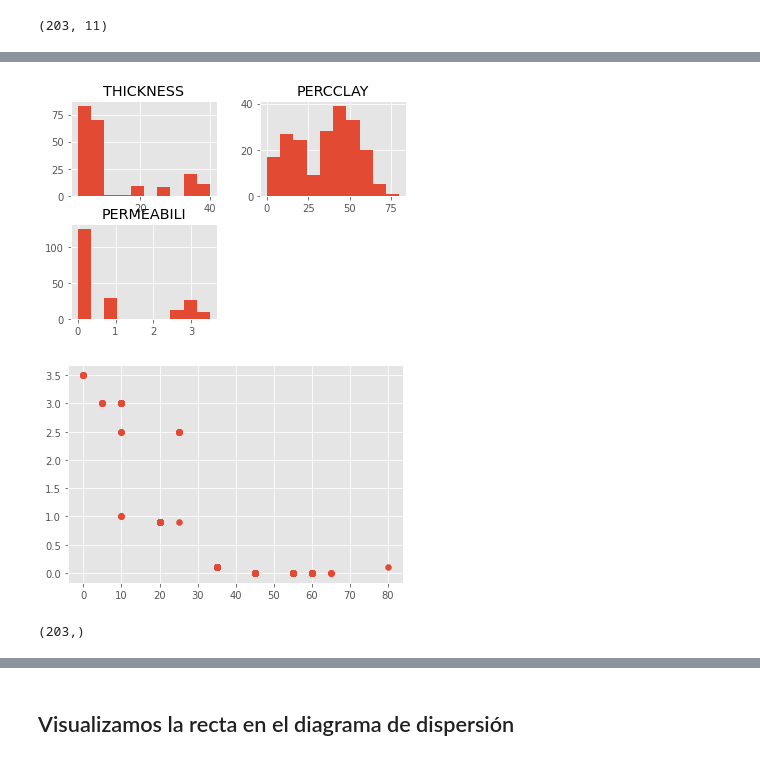
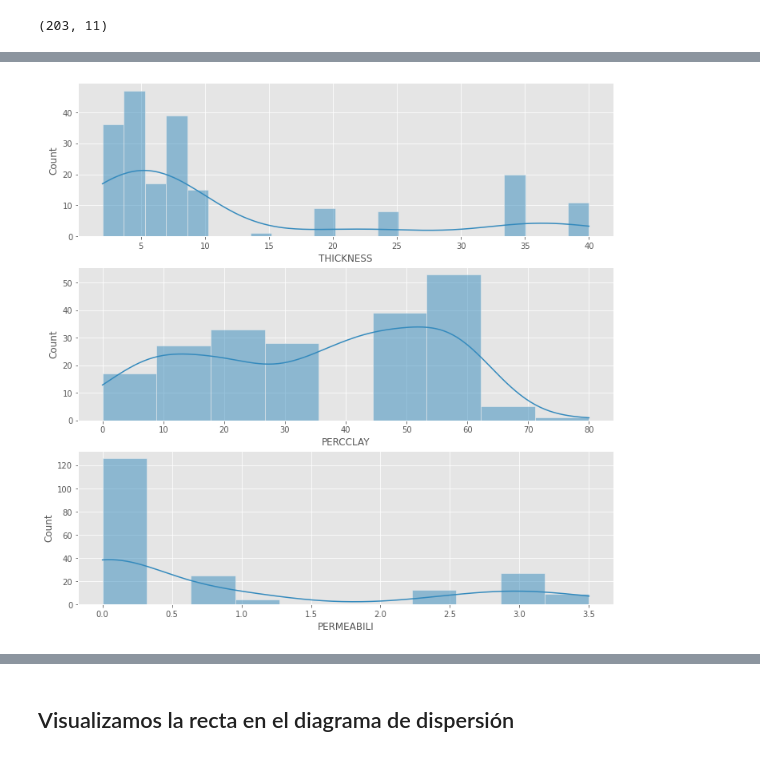
Before and after one commit to DiplomadoAI-DL-UNAL2021/samuelmesa, a Jupyter notebook: taller_regresion_lineal/taller_regresion_lineal.ipynb, the cells around one changed output, grey strips where cells are left out. Cells and saved outputs as stored; diff of their text form; code cells hidden in the pictures.

```diff
--- a/taller_regresion_lineal/taller_regresion_lineal.ipynb
+++ b/taller_regresion_lineal/taller_regresion_lineal.ipynb
@@ -53,25 +73,12 @@ barrenos.describe()
 | 50% | 102.000000 | 833656.000000 | 1.044331e+06 | -75.577270 | 4.995415 | 7.000000 | 35.000000 | 0.100000 |
 | 75% | 152.500000 | 835657.500000 | 1.045878e+06 | -75.559315 | 5.009371 | 9.000000 | 55.000000 | 1.000000 |
 | max | 203.000000 | 836987.000000 | 1.047913e+06 | -75.547210 | 5.027801 | 40.000000 | 80.000000 | 3.500000 |
-# %%
-# Visualizamos rápidamente las caraterísticas de entrada
-barrenos.drop(['OBJECTID','X', 'Y', 'longitud', 'latitud'],1).hist()
-plt.show()
-# %% [output]
-[figure, removed]
-# %%
-## Realizamos el gráfico de dispersión
-
-porc_arcillas = barrenos["PERCCLAY"].values
-espesor = barrenos["THICKNESS"].values
-permeabilidad = barrenos["PERMEABILI"].values
-
-plt.scatter(porc_arcillas, permeabilidad)
-#plt.scatter(espesor, permeabilidad)
-plt.show()
-# %% [output]
-[figure, removed]
-# %%
-permeabilidad.shape
-# %% [output]
-(203,)
+# %%
+# Despliegue de los datos en histogramas
+fig, axs = plt.subplots(3, figsize=(12, 12))
+sns.histplot(data=barrenos, x="THICKNESS", kde=True, ax=axs[0])
+sns.histplot(data=barrenos, x="PERCCLAY", kde=True, ax=axs[1])
+sns.histplot(data=barrenos, x="PERMEABILI", kde=True, ax=axs[2])
+plt.show()
+# %% [output]
+[figure, added]
```
Also changed, not shown: parts of 19 cells of this notebook, 1 other file.
